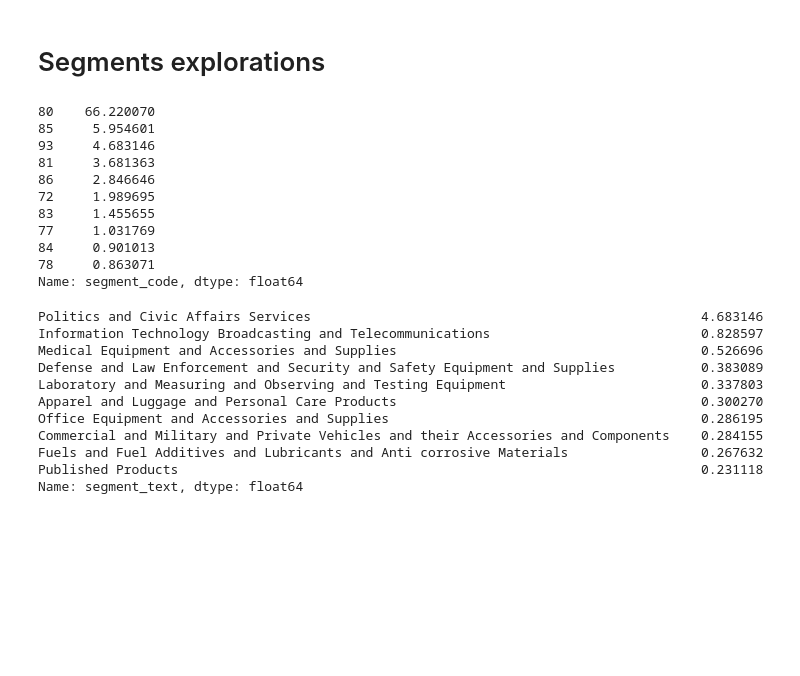
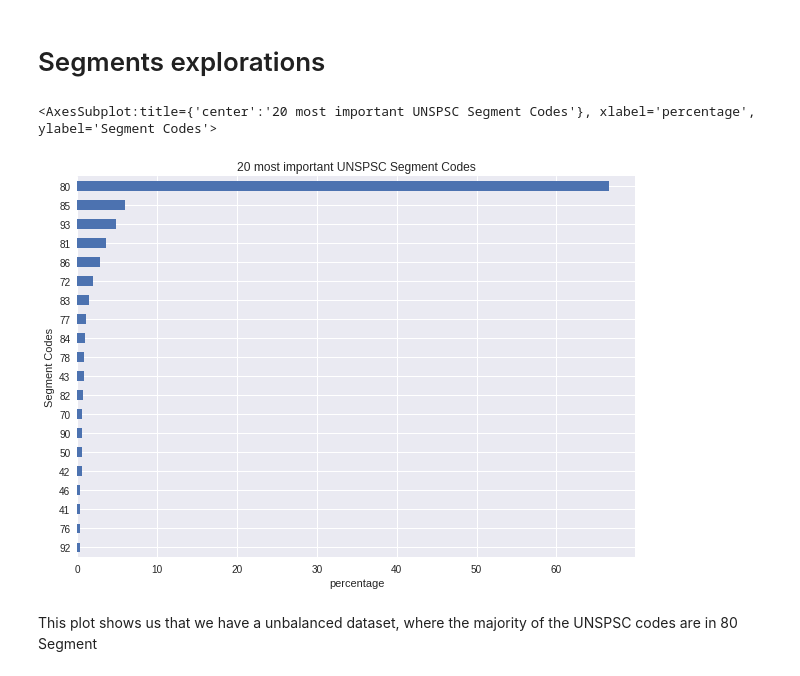
Before and after one commit to Dalperdomoe/compra_eficiente_unspsc_codes_nlp, a Jupyter notebook: notebooks/2.0-dape-data_exploration.ipynb, the cells around one changed output. Saved outputs shown, nothing was run; the diff lists cells and outputs as text; code cells hidden in the pictures; blank space fills up the shorter version.

Commit message:
segment code exploration

```diff
--- a/notebooks/2.0-dape-data_exploration.ipynb
+++ b/notebooks/2.0-dape-data_exploration.ipynb
@@ -175,30 +185,2 @@ print(sample_df.loc[2, "descripcion_del_proceso"])
 # %% [markdown]
 # Segments explorations
-# %%
-100*df_raw['segment_code'].value_counts().iloc[:10]/df_raw.shape[0]
-# %% [output]
-80    66.220070
-85     5.954601
-93     4.683146
-81     3.681363
-86     2.846646
-72     1.989695
-83     1.455655
-77     1.031769
-84     0.901013
-78     0.863071
-Name: segment_code, dtype: float64
-# %%
-100*df_raw['segment_text'].value_counts().iloc[:10]/df_raw.shape[0]
-# %% [output]
-Politics and Civic Affairs Services                                                  4.683146
-Information Technology Broadcasting and Telecommunications                           0.828597
-Medical Equipment and Accessories and Supplies                                       0.526696
-Defense and Law Enforcement and Security and Safety Equipment and Supplies           0.383089
-Laboratory and Measuring and Observing and Testing Equipment                         0.337803
-Apparel and Luggage and Personal Care Products                                       0.300270
-Office Equipment and Accessories and Supplies                                        0.286195
-Commercial and Military and Private Vehicles and their Accessories and Components    0.284155
-Fuels and Fuel Additives and Lubricants and Anti corrosive Materials                 0.267632
-Published Products                                                                   0.231118
-Name: segment_text, dtype: float64
@@ -206,0 +187,11 @@ df_raw['segment_code'].str.find('')
+# %%
+plt.figure(figsize=(10,7))
+plt.title('20 most important UNSPSC Segment Codes')
+plt.ylabel('Segment Codes')
+plt.xlabel('percentage')
+(100*df_raw.segment_code.value_counts(normalize=True)).iloc[:20].sort_values().plot(kind = 'barh')
+# %% [output]
+<AxesSubplot:title={'center':'20 most important UNSPSC Segment Codes'}, xlabel='percentage', ylabel='Segment Codes'>
+[figure, added]
+# %% [markdown]
+This plot shows us that we have a unbalanced dataset, where the majority of the UNSPSC codes are in 80 Segment
```
Also changed, not shown: parts of 8 cells of this notebook.
